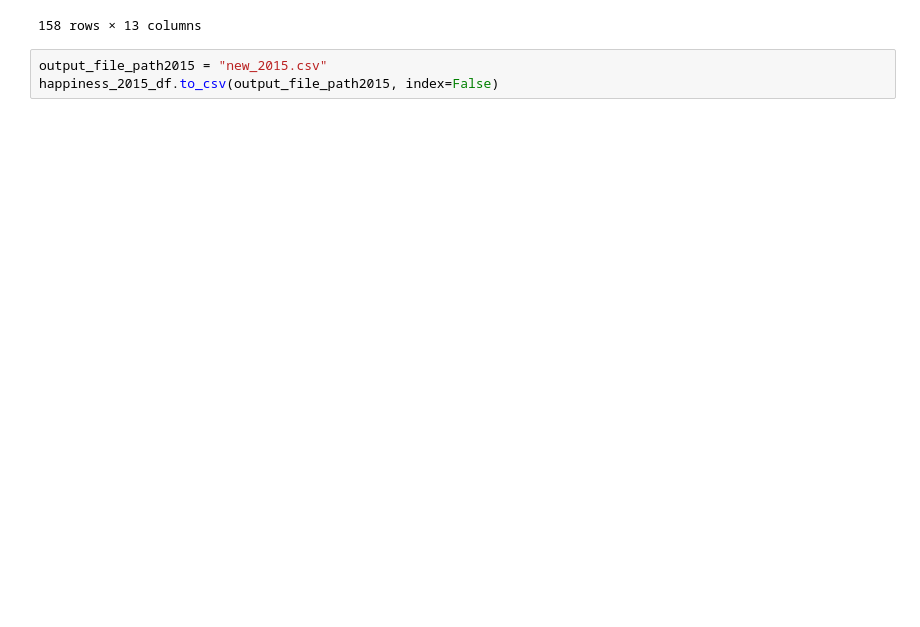
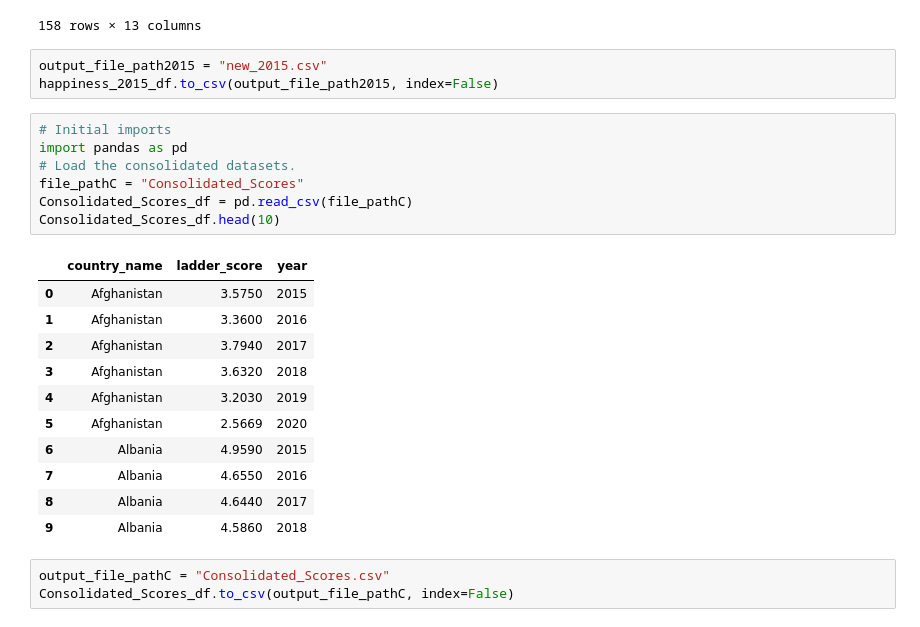
Before and after one commit to degitaccount/Team1_Project, a Jupyter notebook: Initial ETL.ipynb, the cells around one changed output. Cells and saved outputs as stored; diff of their text form; blank space fills up the shorter version.

```diff
--- a/Initial ETL.ipynb
+++ b/Initial ETL.ipynb
@@ -160,3 +160,25 @@ happiness_2015_df
 # %%
 output_file_path2015 = "new_2015.csv"
 happiness_2015_df.to_csv(output_file_path2015, index=False)
+# %%
+# Initial imports
+import pandas as pd
+# Load the consolidated datasets.
+file_pathC = "Consolidated_Scores"
+Consolidated_Scores_df = pd.read_csv(file_pathC)
+Consolidated_Scores_df.head(10)
+# %% [output]
+|  | country_name | ladder_score | year |
+| 0 | Afghanistan | 3.5750 | 2015 |
+| 1 | Afghanistan | 3.3600 | 2016 |
+| 2 | Afghanistan | 3.7940 | 2017 |
+| 3 | Afghanistan | 3.6320 | 2018 |
+| 4 | Afghanistan | 3.2030 | 2019 |
+| 5 | Afghanistan | 2.5669 | 2020 |
+| 6 | Albania | 4.9590 | 2015 |
+| 7 | Albania | 4.6550 | 2016 |
+| 8 | Albania | 4.6440 | 2017 |
+| 9 | Albania | 4.5860 | 2018 |
+# %%
+output_file_pathC = "Consolidated_Scores.csv"
+Consolidated_Scores_df.to_csv(output_file_pathC, index=False)
```
